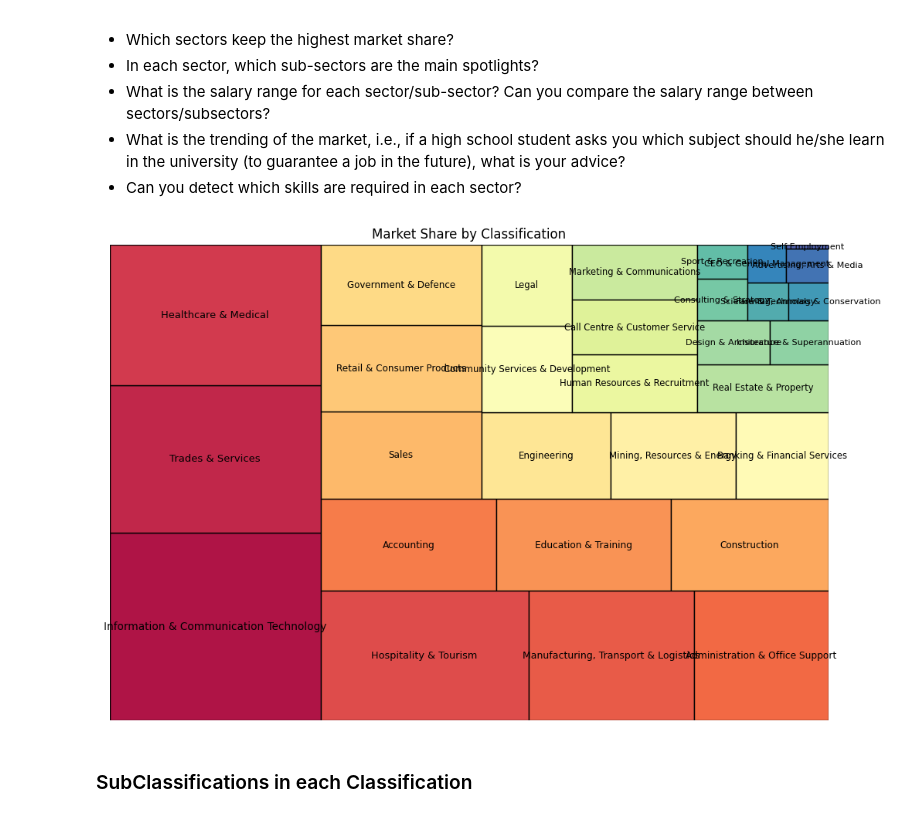
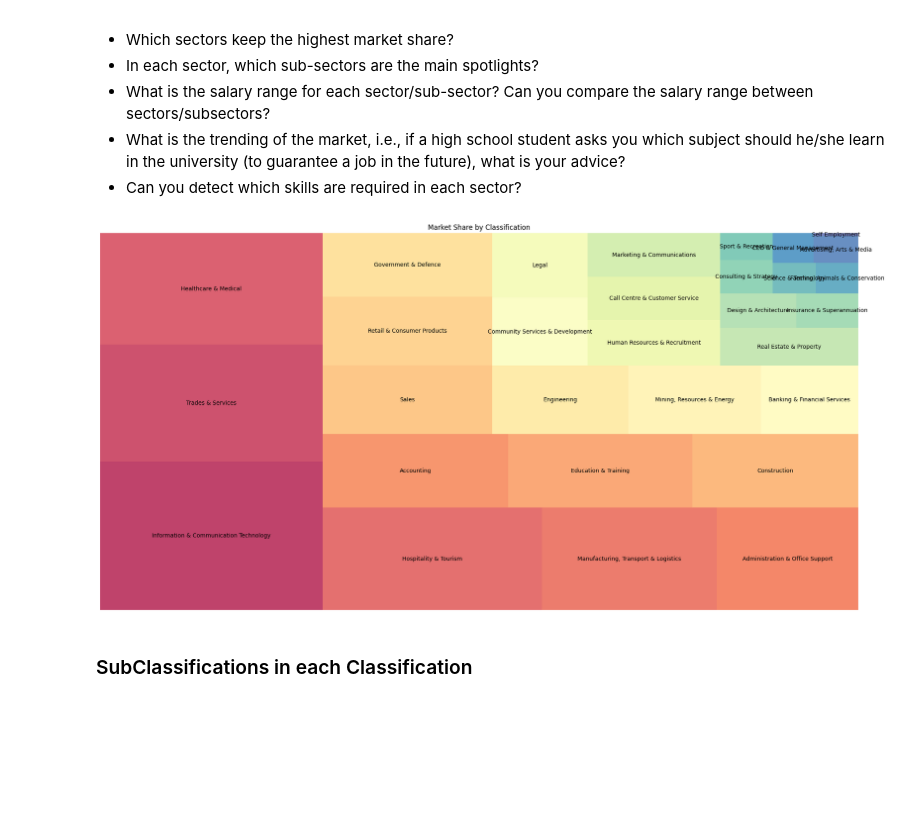
Before and after one commit to jrutho/BigDataAnalytics-Assignment1, a Jupyter notebook: Question2.ipynb, the cells around one changed output. Saved outputs shown, nothing was run; the diff lists cells and outputs as text; code cells hidden in the pictures; blank space fills up the shorter version.

```diff
--- a/Question2.ipynb
+++ b/Question2.ipynb
@@ -226,19 +250,17 @@ fig = px.bar(classification_counts, x='Job Postings', y='Classification', orient
 fig.update_layout(yaxis={'categoryorder':'total ascending'})
 fig.show()
 # %%
-import squarify
-
 # Calculate the count of job postings for each classification
 classification_counts = df['Classification'].value_counts().reset_index()
 classification_counts.columns = ['Classification', 'Job Postings']
 
 # Plot the market share using a treemap
-plt.figure(figsize=(12, 8))
+plt.figure(figsize=(24, 12))
 squarify.plot(sizes=classification_counts['Job Postings'], label=classification_counts['Classification'], alpha=.8, color=sns.color_palette('Spectral', len(classification_counts)))
 plt.title('Market Share by Classification')
 plt.axis('off')
 plt.show()
 # %% [output]
-[figure, old version]
+[figure, new version]
 # %% [markdown]
 ### SubClassifications in each Classification
```
Also changed, not shown: parts of 12 cells of this notebook, 1 other file.
